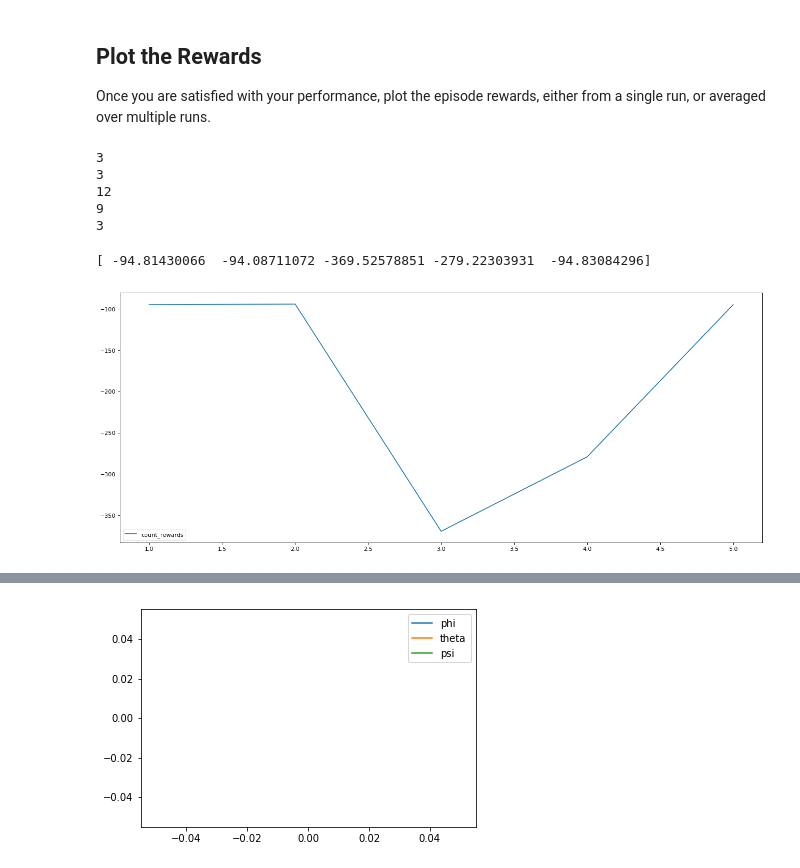
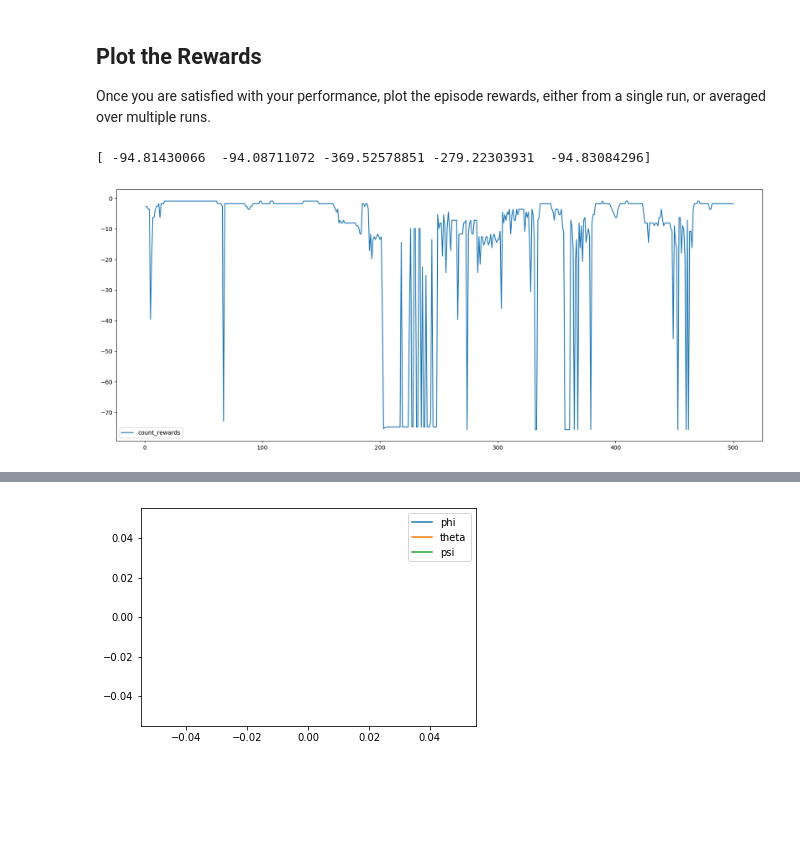
Before and after one commit to SiweiWang/RL-Quadcopter, a Jupyter notebook: Quadcopter_Project.ipynb, the cells around one changed output, grey strips where cells are left out. Saved outputs shown, nothing was run; the diff lists cells and outputs as text; code cells hidden in the pictures; blank space fills up the shorter version.

```diff
--- a/Quadcopter_Project.ipynb
+++ b/Quadcopter_Project.ipynb
@@ -223,7 +222,7 @@ As you develop your agent, it's important to keep an eye on how it's performing.
 from agents.agent import DDPG
 from take_off_task import Takeoff_Task
 buffer_size = 100000
-num_episodes = 5
+num_episodes = 500
 
 init_pose = np.array([0., 0., 0., 0., 0., 0.])
 init_velocityes = np.array([0., 0., 0.])
@@ -231,7 +230,7 @@ init_angle_velocities = np.array([0., 0., 0.,])
 file_output = 'data_new_agent.txt'
 
 # Setup
-target_pos = np.array([0., 0., 10.])
+target_pos = np.array([0., 0., 20.])
 task = Takeoff_Task(init_pose, init_velocities, init_angle_velocities, runtime, target_pos=target_pos)
 ddpg = DDPG(task)
 done = False
@@ -242,7 +241,7 @@ labels = ['time', 'x', 'y', 'z', 'phi', 'theta', 'psi', 'x_velocity',
 results = {x: [] for x in labels}
 
 count_rewards = np.zeros(num_episodes)
-
+best_reward = -10000
 
 esp_list = []
 with open(file_output, 'w') as csvfile:
@@ -261,9 +260,11 @@ with open(file_output, 'w') as csvfile:
             ddpg.step(action, reward, next_state, done)
             state = next_state
             if done:
+                if best_reward < ddpg.total_reward:
+                    best_reward = ddpg.total_reward
                 esp_list.append(ddpg.step_count)
                 count_rewards[i_episode-1] = ddpg.total_reward
-                print("\rEpisode = {:4d}, reward = {:7.3f} score = {:7.3f} (best = {:7.3f}), noise_scale = {:7.3f}, total_steps = {:4d}".format(
-                    i_episode, ddpg.total_reward, ddpg.score, ddpg.best_score, ddpg.noise_scale, ddpg.step_count), end="")  # [debug]
+                print("\rEpisode = {:4d}, reward = {:7.3f} ( best = {:7.3f} ) score = {:7.3f} (best = {:7.3f}), noise_scale = {:7.3f}, total_steps = {:4d}".format(
+                    i_episode, ddpg.total_reward, best_reward, ddpg.score, ddpg.best_score, ddpg.noise_scale, ddpg.step_count), end="")  # [debug]
                 break
         sys.stdout.flush()
@@ -289,17 +272,6 @@ Episode =    5, reward = -94.831 score =   0.000 (best =    -inf), noise_scale =
 ## Plot the Rewards
 
 Once you are satisfied with your performance, plot the episode rewards, either from a single run, or averaged over multiple runs.
-# %%
-count = 0
-
-for step in esp_list:
-    print(step)
-# %% [output]
-3
-3
-12
-9
-3
 # %%
 print(count_rewards)
 # %% [output]
@@ -307,12 +279,12 @@ print(count_rewards)
 # %%
 
 ## TODO: Plot the rewards.## TODO:
-plt.figure(figsize=(20,8),dpi=80)
+plt.figure(figsize=(20,8),dpi=100)
 plt.plot( range(1, num_episodes+1),count_rewards, label='count_rewards')
 plt.legend()
 _ = plt.ylim()
 # %% [output]
-[figure, old version]
+[figure, new version]
 # %%
 # Find out the last epsoide
 last_i = len(results['x']) -1 - results['x'][::-1].index(0)
```
Also changed, not shown: parts of 10 cells of this notebook, 6 other files.
